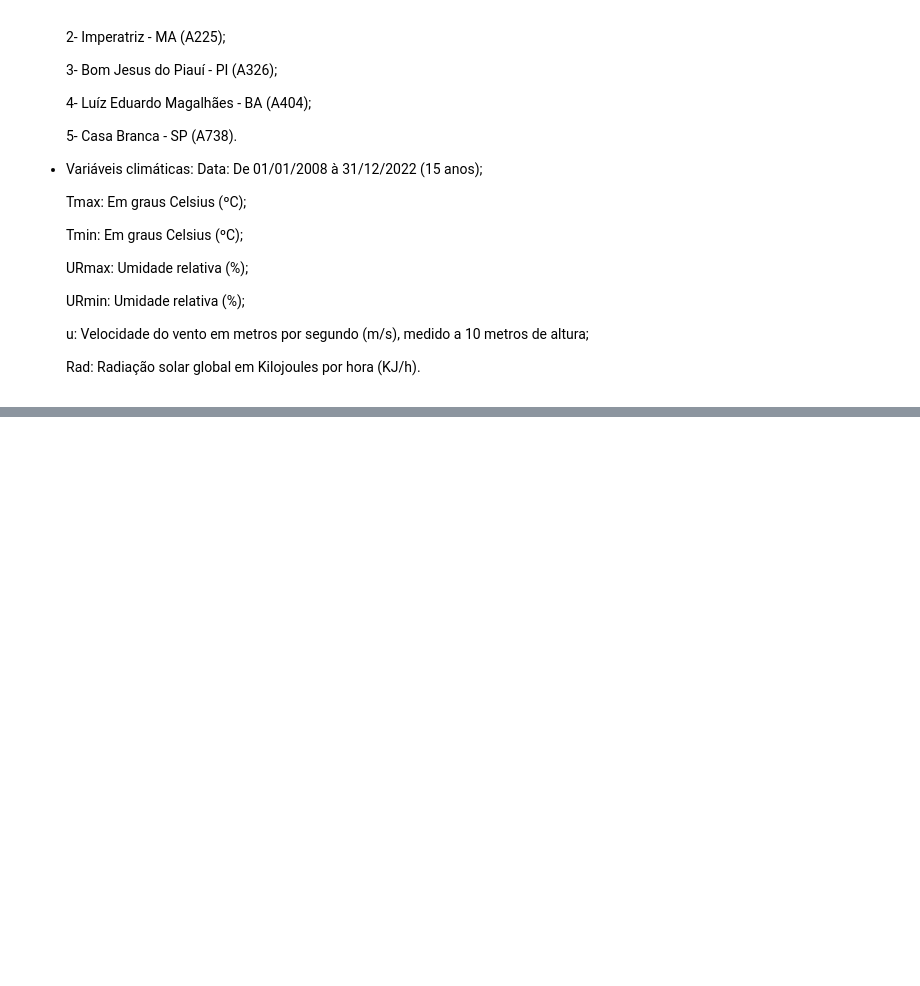
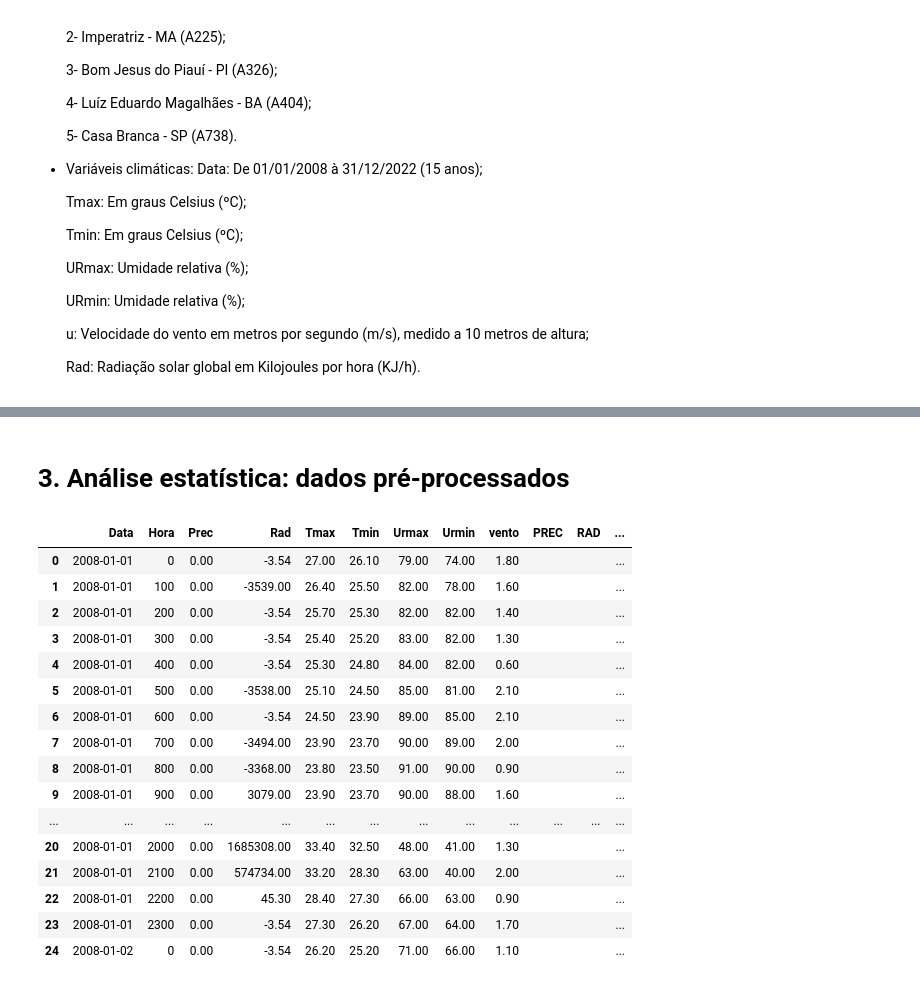
Before and after one commit to angelassilviane/esalq_dados_clima, a Jupyter notebook: main.ipynb, the cells around one changed output, grey strips where cells are left out. Cells and saved outputs as stored; diff of their text form; code cells hidden in the pictures; blank space fills up the shorter version.

```diff
--- a/main.ipynb
+++ b/main.ipynb
@@ -292,0 +50,18 @@ data_distribution(df_estacao,'ETo')
+# %%
+pd.set_option('float_format', '{:.2f}'.format)
+pd.set_option('display.max_rows', 50)
+pd.set_option('display.max_columns', 30)
+# %%
+# Selecionar a cidade:
+
+df=pd.read_csv('./Dados_Estacoes/A010.csv', sep = ';') # Paraná - TO (A010)
+# df=pd.read_csv('./Dados_Estacoes/A225.csv', sep = ';') # Imperatriz - MA (A225)
+# df=pd.read_csv('./Dados_Estacoes/A326.csv', sep = ';') # Bom Jesus do Piauí - PI (A326)
+# df=pd.read_csv('./Dados_Estacoes/A404.csv', sep = ';') # Luíz Eduardo Magalhães - BA (A404)
+# df=pd.read_csv('./Dados_Estacoes/A738.csv', sep = ';') # Casa Branca - SP (A738)
+
+print("Linhas x Colunas: ", df.shape) # linhas x colunas
+print("\nTipo de dado: ", type(df)) # tipo de dado
+print("\nNome das colunas: ", df.columns) # nome das colunas
+print("\nInformações: ")
+df.info()
@@ -292,0 +112,31 @@ data_distribution(df_estacao,'ETo')
+# %% [markdown]
+# 3. Análise estatística: dados pré-processados
+# %%
+# Inserir novas colunas:
+df.insert(9, 'PREC', '', allow_duplicates=False)
+df.insert(10, 'RAD', '', allow_duplicates=False)
+df.insert(11, 'TMAX', '', allow_duplicates=False)
+df.insert(12, 'TMIN', '', allow_duplicates=False)
+df.insert(13, 'URMAX', '', allow_duplicates=False)
+df.insert(14, 'URMIN', '', allow_duplicates=False)
+df.insert(15, 'U', '', allow_duplicates=False)
+
+df.head(25)
+# %% [output]
+|  | Data | Hora | Prec | Rad | Tmax | Tmin | Urmax | Urmin | vento | PREC | RAD | ... |
+| 0 | 2008-01-01 | 0 | 0.00 | -3.54 | 27.00 | 26.10 | 79.00 | 74.00 | 1.80 |  |  | ... |
+| 1 | 2008-01-01 | 100 | 0.00 | -3539.00 | 26.40 | 25.50 | 82.00 | 78.00 | 1.60 |  |  | ... |
+| 2 | 2008-01-01 | 200 | 0.00 | -3.54 | 25.70 | 25.30 | 82.00 | 82.00 | 1.40 |  |  | ... |
+| 3 | 2008-01-01 | 300 | 0.00 | -3.54 | 25.40 | 25.20 | 83.00 | 82.00 | 1.30 |  |  | ... |
+| 4 | 2008-01-01 | 400 | 0.00 | -3.54 | 25.30 | 24.80 | 84.00 | 82.00 | 0.60 |  |  | ... |
+| 5 | 2008-01-01 | 500 | 0.00 | -3538.00 | 25.10 | 24.50 | 85.00 | 81.00 | 2.10 |  |  | ... |
+| 6 | 2008-01-01 | 600 | 0.00 | -3.54 | 24.50 | 23.90 | 89.00 | 85.00 | 2.10 |  |  | ... |
+| 7 | 2008-01-01 | 700 | 0.00 | -3494.00 | 23.90 | 23.70 | 90.00 | 89.00 | 2.00 |  |  | ... |
+| 8 | 2008-01-01 | 800 | 0.00 | -3368.00 | 23.80 | 23.50 | 91.00 | 90.00 | 0.90 |  |  | ... |
+| 9 | 2008-01-01 | 900 | 0.00 | 3079.00 | 23.90 | 23.70 | 90.00 | 88.00 | 1.60 |  |  | ... |
+| ... | ... | ... | ... | ... | ... | ... | ... | ... | ... | ... | ... | ... |
+| 20 | 2008-01-01 | 2000 | 0.00 | 1685308.00 | 33.40 | 32.50 | 48.00 | 41.00 | 1.30 |  |  | ... |
+| 21 | 2008-01-01 | 2100 | 0.00 | 574734.00 | 33.20 | 28.30 | 63.00 | 40.00 | 2.00 |  |  | ... |
+| 22 | 2008-01-01 | 2200 | 0.00 | 45.30 | 28.40 | 27.30 | 66.00 | 63.00 | 0.90 |  |  | ... |
+| 23 | 2008-01-01 | 2300 | 0.00 | -3.54 | 27.30 | 26.20 | 67.00 | 64.00 | 1.70 |  |  | ... |
+| 24 | 2008-01-02 | 0 | 0.00 | -3.54 | 26.20 | 25.20 | 71.00 | 66.00 | 1.10 |  |  | ... |
```
Also changed, not shown: parts of 58 cells of this notebook, 9 other files.
